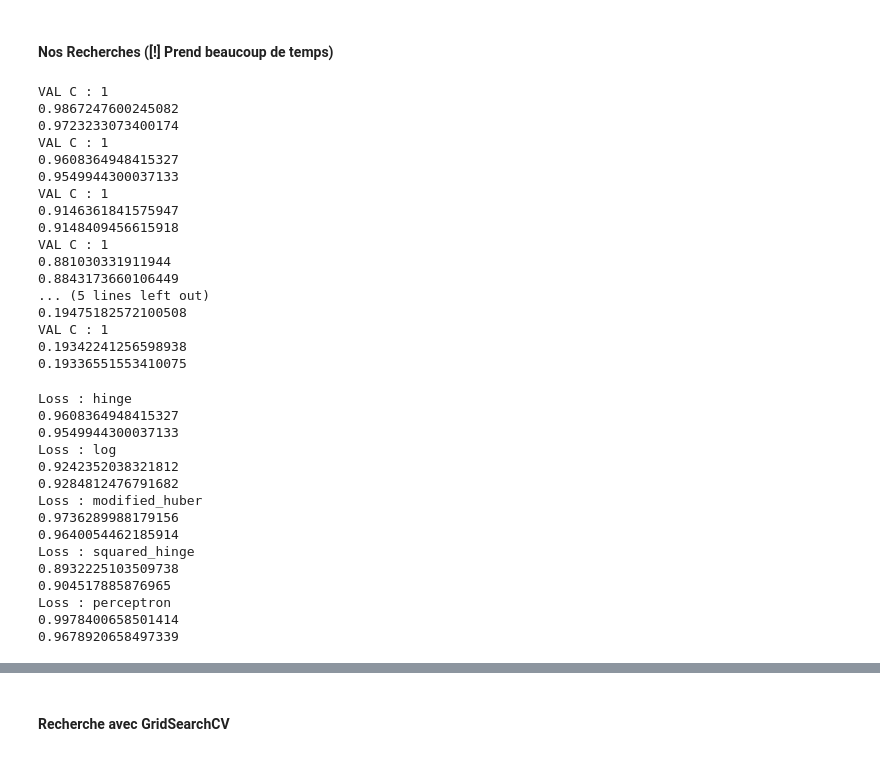
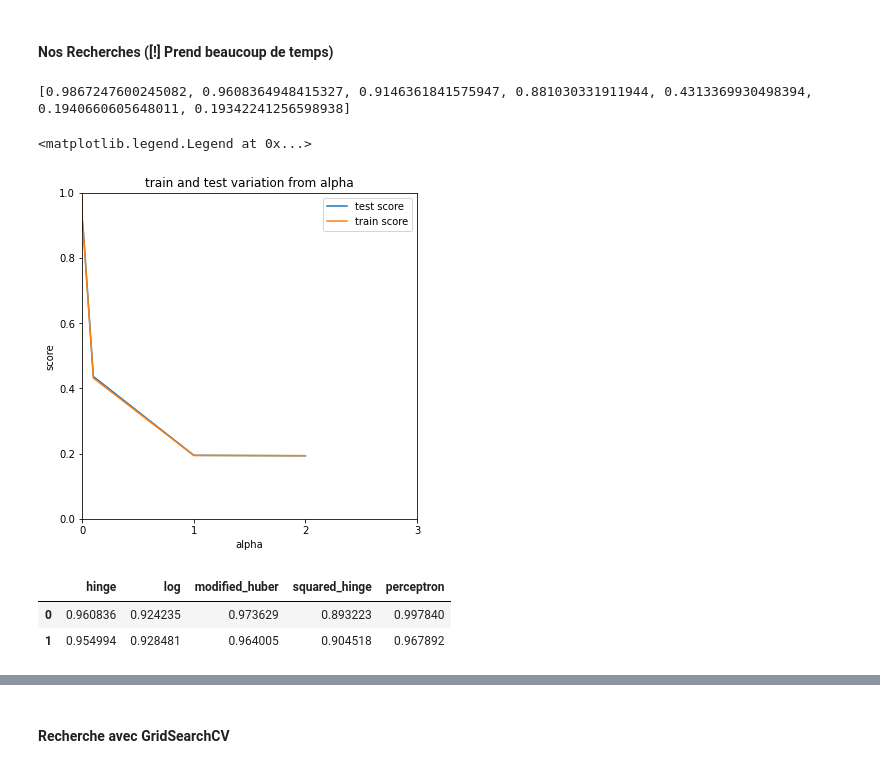
Before and after one commit to kilca/AI-CodingLanguage-Recognition, a Jupyter notebook: IAPA-Projet.ipynb, the cells around one changed output, grey strips where cells are left out. Cells and saved outputs as stored; diff of their text form; code cells hidden in the pictures.

Commit message:
better hyperparametre et mise en page

```diff
--- a/IAPA-Projet.ipynb
+++ b/IAPA-Projet.ipynb
@@ -255,46 +252,51 @@ print(lang)
 #### Nos Recherches ([!] Prend beaucoup de temps)
 # %%
 #PS : use_idf ou non change pas bcp
+#Changement d'alpha
 
-alpha_range = [0.00001,0.0001,0.001,0.01,0.1,1.0,10]
+alpha_range = [0.00001,0.0001,0.001,0.01,0.1,1.0,2.0]
+
+trainList = []
+testList = []
 
 for A in alpha_range:
     clf = Pipeline([
         ('vect', CountVectorizer()),
         ('tfidf', TfidfTransformer()),
         ('clf', SGDClassifier(loss='hinge', penalty='l2',
                         random_state=42,alpha=A,
                           max_iter=5, tol=None)),
     ])
 
     clf = clf.fit(train["content"],train["lang"])
-    print("VAL alpha :",A)
-    print(clf.score(train["content"],train["lang"]))
-    print(clf.score(valid["content"],valid["lang"]))
+    trainList.append(clf.score(train["content"],train["lang"]))
+    testList.append(clf.score(valid["content"],valid["lang"]))
 
-    # Todo hyperparametre (use_idf, alpha, C ...)
-    # Todo graphe differents hyperparametre
+print("score des tests :")
+print(testList)
+
+fig, ax = plt.subplots(1, 1, figsize=(6, 6))
+plt.xlim(0,2)
+ax.set_ylim([0,1])
+plt.xticks(range(0,3))
+ax.set_title('train and test variation from alpha');
+plt.xlabel('alpha')
+plt.ylabel('score')
+ax.plot(alpha_range,testList, label="test score")
+ax.plot(alpha_range,trainList, label="train score")
+ax.legend()
 # %% [output]
-VAL C : 1
-0.9867247600245082
-0.9723233073400174
-VAL C : 1
-0.9608364948415327
-0.9549944300037133
-VAL C : 1
-0.9146361841575947
-0.9148409456615918
-VAL C : 1
-0.881030331911944
-0.8843173660106449
-... (5 lines left out)
-0.19475182572100508
-VAL C : 1
-0.19342241256598938
-0.19336551553410075
+[0.9867247600245082, 0.9608364948415327, 0.9146361841575947, 0.881030331911944, 0.4313369930498394, 0.1940660605648011, 0.19342241256598938]
+<matplotlib.legend.Legend at 0x...>
+[figure, added]
 # %%
 #Loss
 loss_range = ['hinge','log','modified_huber','squared_hinge','perceptron']
+
+
+trainList = []
+testList = []
+
 for L in loss_range:
     clf = Pipeline([
         ('vect', CountVectorizer()),
@@ -305,25 +307,16 @@ for L in loss_range:
     ])
 
     clf = clf.fit(train["content"],train["lang"])
-    print("Loss :",L)
-    print(clf.score(train["content"],train["lang"]))
-    print(clf.score(valid["content"],valid["lang"]))
+    trainList.append(clf.score(train["content"],train["lang"]))
+    testList.append(clf.score(valid["content"],valid["lang"]))
+
+ptable = pd.DataFrame([trainList,testList], columns=loss_range)
+print("Training Score (0) et Valid Score (1) suivant les types de loss_range")
+display(ptable)
 # %% [output]
-Loss : hinge
-0.9608364948415327
-0.9549944300037133
-Loss : log
-0.9242352038321812
-0.9284812476791682
-Loss : modified_huber
-0.9736289988179156
-0.9640054462185914
-Loss : squared_hinge
-0.8932225103509738
-0.904517885876965
-Loss : perceptron
-0.9978400658501414
-0.9678920658497339
+|  | hinge | log | modified_huber | squared_hinge | perceptron |
+| 0 | 0.960836 | 0.924235 | 0.973629 | 0.893223 | 0.997840 |
+| 1 | 0.954994 | 0.928481 | 0.964005 | 0.904518 | 0.967892 |
 # %%
 #Penalty
 
```
Also changed, not shown: parts of 10 cells of this notebook.
